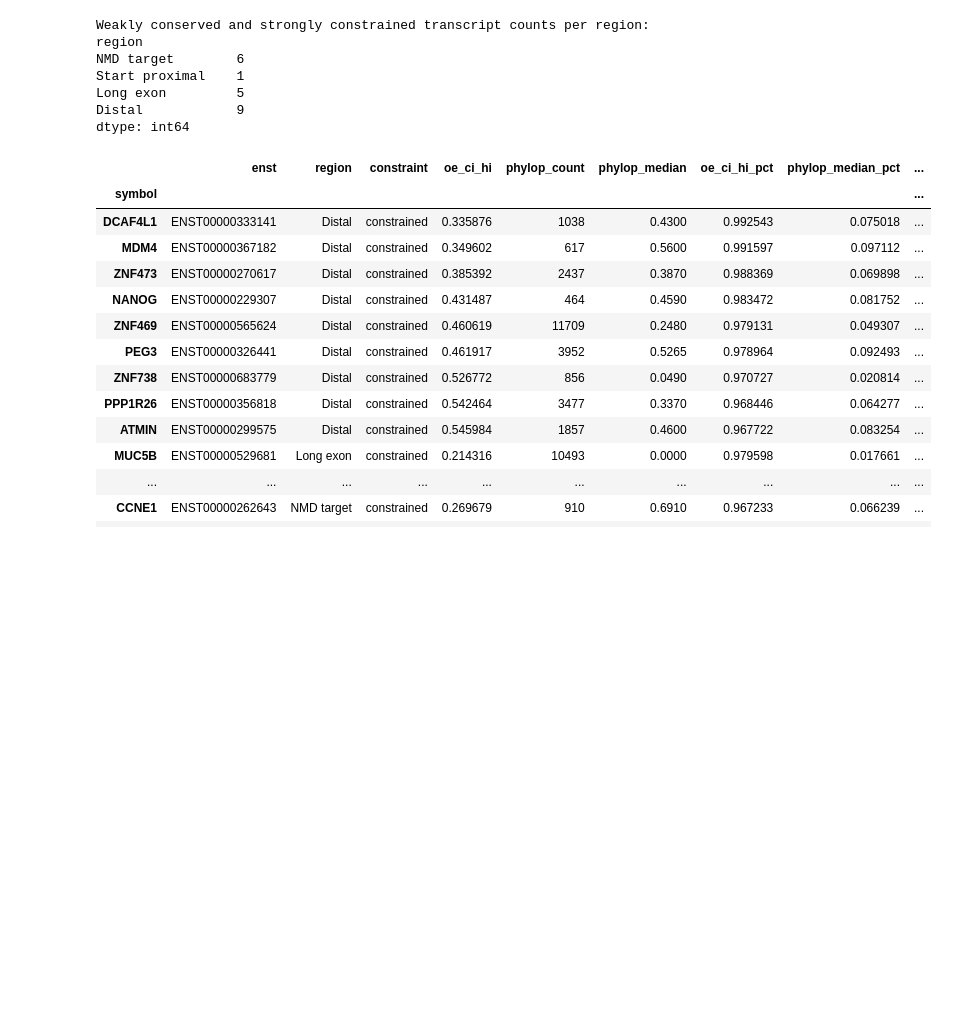
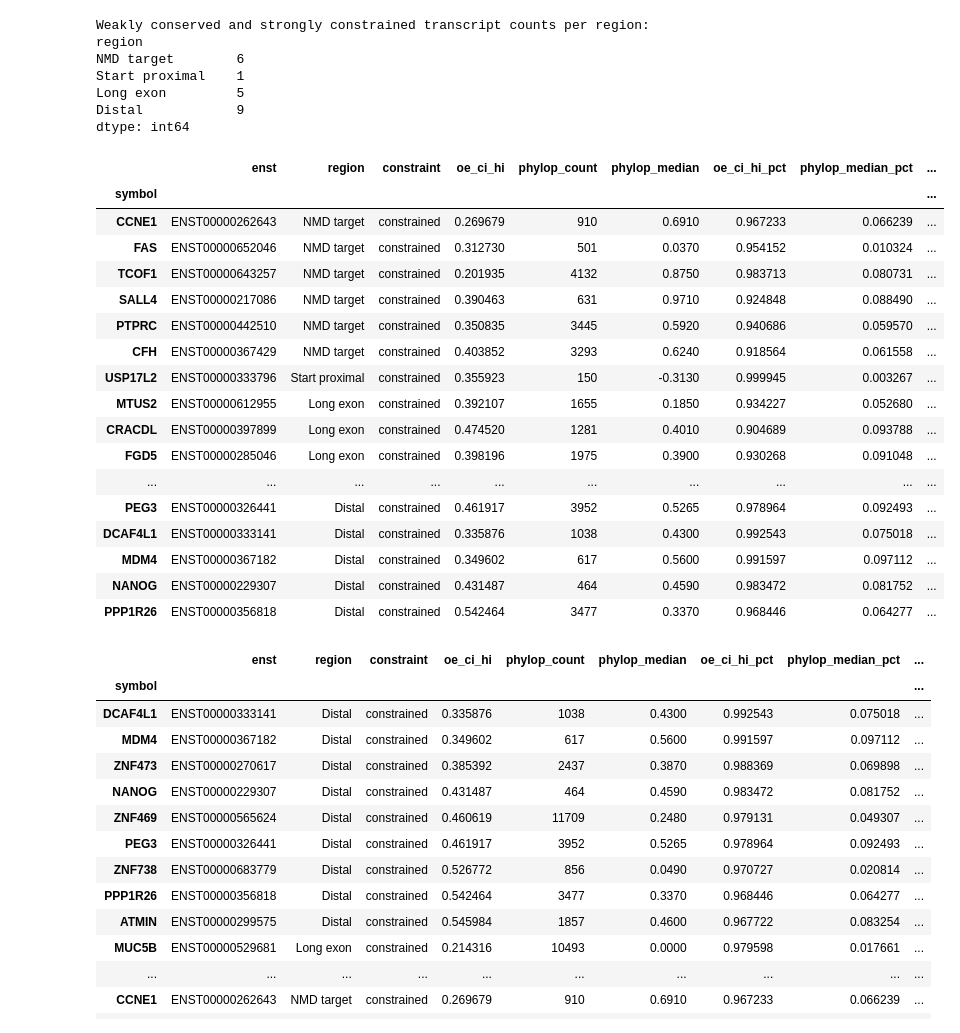
Before and after one commit to alexblakes/regional_nonsense_constraint, a Jupyter notebook: notebooks/11_conservation.ipynb, the cells around one changed output. Saved outputs shown, nothing was run; the diff lists cells and outputs as text; code cells hidden in the pictures; blank space fills up the shorter version.

```diff
--- a/notebooks/11_conservation.ipynb
+++ b/notebooks/11_conservation.ipynb
@@ -106,6 +107,28 @@ Start proximal    1
 Long exon         5
 Distal            9
 dtype: int64
+# %%
+# Write out
+lo_hi.pipe(src.write_out, "data/statistics/constraint_conservation_discrepant_genes.tsv", index=True)
+# %% [output]
+|  | enst | region | constraint | oe_ci_hi | phylop_count | phylop_median | oe_ci_hi_pct | phylop_median_pct | ... |
+| symbol |  |  |  |  |  |  |  |  | ... |
+| CCNE1 | ENST00000262643 | NMD target | constrained | 0.269679 | 910 | 0.6910 | 0.967233 | 0.066239 | ... |
+| FAS | ENST00000652046 | NMD target | constrained | 0.312730 | 501 | 0.0370 | 0.954152 | 0.010324 | ... |
+| TCOF1 | ENST00000643257 | NMD target | constrained | 0.201935 | 4132 | 0.8750 | 0.983713 | 0.080731 | ... |
+| SALL4 | ENST00000217086 | NMD target | constrained | 0.390463 | 631 | 0.9710 | 0.924848 | 0.088490 | ... |
+| PTPRC | ENST00000442510 | NMD target | constrained | 0.350835 | 3445 | 0.5920 | 0.940686 | 0.059570 | ... |
+| CFH | ENST00000367429 | NMD target | constrained | 0.403852 | 3293 | 0.6240 | 0.918564 | 0.061558 | ... |
+| USP17L2 | ENST00000333796 | Start proximal | constrained | 0.355923 | 150 | -0.3130 | 0.999945 | 0.003267 | ... |
+| MTUS2 | ENST00000612955 | Long exon | constrained | 0.392107 | 1655 | 0.1850 | 0.934227 | 0.052680 | ... |
+| CRACDL | ENST00000397899 | Long exon | constrained | 0.474520 | 1281 | 0.4010 | 0.904689 | 0.093788 | ... |
+| FGD5 | ENST00000285046 | Long exon | constrained | 0.398196 | 1975 | 0.3900 | 0.930268 | 0.091048 | ... |
+| ... | ... | ... | ... | ... | ... | ... | ... | ... | ... |
+| PEG3 | ENST00000326441 | Distal | constrained | 0.461917 | 3952 | 0.5265 | 0.978964 | 0.092493 | ... |
+| DCAF4L1 | ENST00000333141 | Distal | constrained | 0.335876 | 1038 | 0.4300 | 0.992543 | 0.075018 | ... |
+| MDM4 | ENST00000367182 | Distal | constrained | 0.349602 | 617 | 0.5600 | 0.991597 | 0.097112 | ... |
+| NANOG | ENST00000229307 | Distal | constrained | 0.431487 | 464 | 0.4590 | 0.983472 | 0.081752 | ... |
+| PPP1R26 | ENST00000356818 | Distal | constrained | 0.542464 | 3477 | 0.3370 | 0.968446 | 0.064277 | ... |
 # %%
 lo_hi.sort_values(["region","oe_ci_hi_pct"], ascending=False)
 # %% [output]
```
Also changed, not shown: parts of 3 cells of this notebook, 2 other files.
